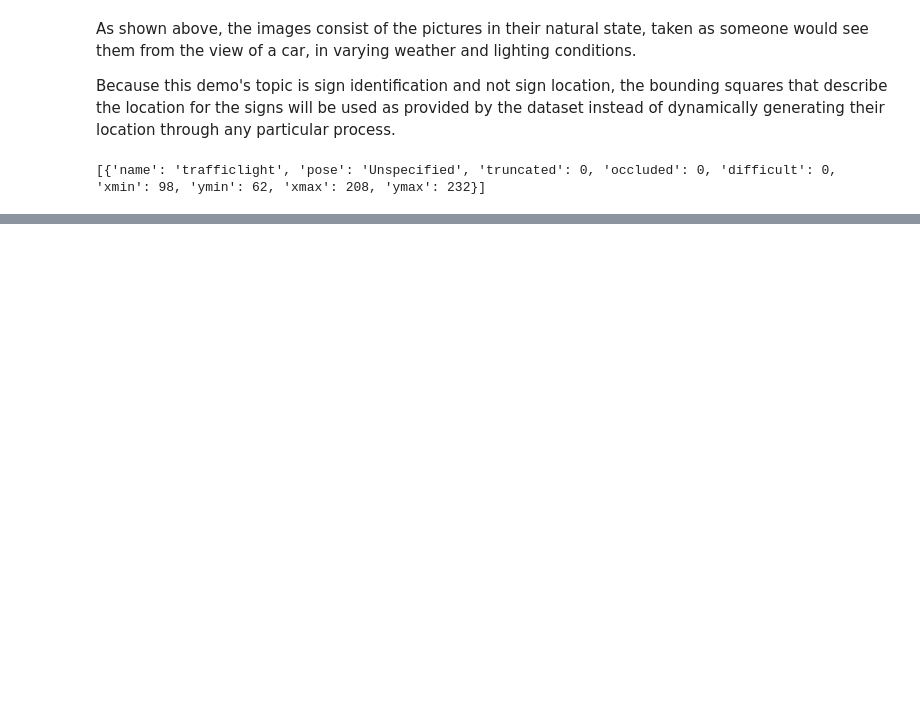
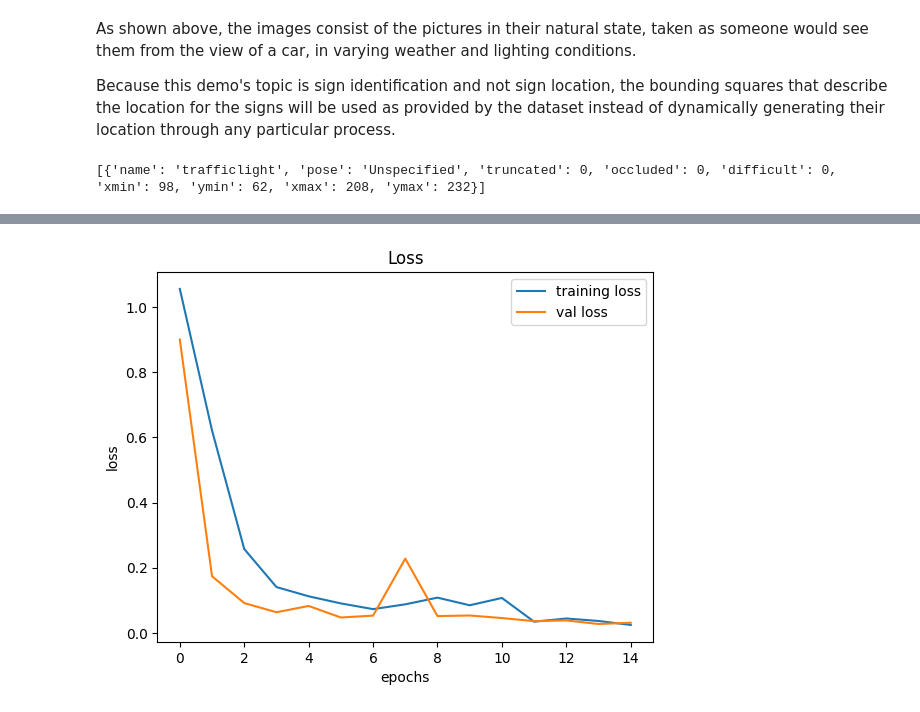
Before and after one commit to nstoltzfus3/traffic-blog, a Jupyter notebook: adversarial/A Small Empirical Study on Adversarial Traffic Signs.ipynb, the cells around one changed output, grey strips where cells are left out. Saved outputs shown, nothing was run; the diff lists cells and outputs as text; code cells hidden in the pictures; blank space fills up the shorter version.

```diff
--- a/adversarial/A Small Empirical Study on Adversarial Traffic Signs.ipynb
+++ b/adversarial/A Small Empirical Study on Adversarial Traffic Signs.ipynb
@@ -149,0 +254,8 @@ def extract_images(anno_dict):
+# %%
+print(data.shape, labels.shape)
+#Splitting training and testing dataset
+X_t1, X_t2, y_t1, y_t2 = train_test_split(data, labels, test_size=0.2, random_state=42)
+print(X_t1.shape, X_t2.shape, y_t1.shape, y_t2.shape)
+#Converting the labels into one hot encoding
+y_t1 = to_categorical(y_t1, 4)
+y_t2 = to_categorical(y_t2, 4)
@@ -149,0 +265,21 @@ def extract_images(anno_dict):
+# %%
+#Building the model
+model = Sequential()
+model.add(Conv2D(filters=32, kernel_size=(5,5), activation='relu', input_shape=X_t1.shape[1:]))
+model.add(Conv2D(filters=32, kernel_size=(5,5), activation='relu'))
+model.add(MaxPool2D(pool_size=(2, 2)))
+model.add(Dropout(rate=0.25))
+model.add(Conv2D(filters=64, kernel_size=(3, 3), activation='relu'))
+model.add(Conv2D(filters=64, kernel_size=(3, 3), activation='relu'))
+model.add(MaxPool2D(pool_size=(2, 2)))
+model.add(Dropout(rate=0.25))
+model.add(Flatten())
+model.add(Dense(256, activation='relu'))
+model.add(Dropout(rate=0.5))
+model.add(Dense(4, activation='softmax'))
+#Compilation of the model
+model.compile(loss='categorical_crossentropy', optimizer='adam', metrics=['accuracy'])
+
+eps = 15
+anc = model.fit(X_t1, y_t1, batch_size=32, epochs=eps, validation_data=(X_t2, y_t2))
+model.save("my_model.h5")
@@ -149,0 +304,13 @@ def extract_images(anno_dict):
+# %%
+# plotting graphs for accuracy
+
+plt.figure(0)
+plt.plot(anc.history['loss'], label='training loss')
+plt.plot(anc.history['val_loss'], label='val loss')
+plt.title('Loss')
+plt.xlabel('epochs')
+plt.ylabel('loss')
+plt.legend()
+plt.show()
+# %% [output]
+[figure, added]
```
Also changed, not shown: parts of 24 cells of this notebook, 3 other files.
